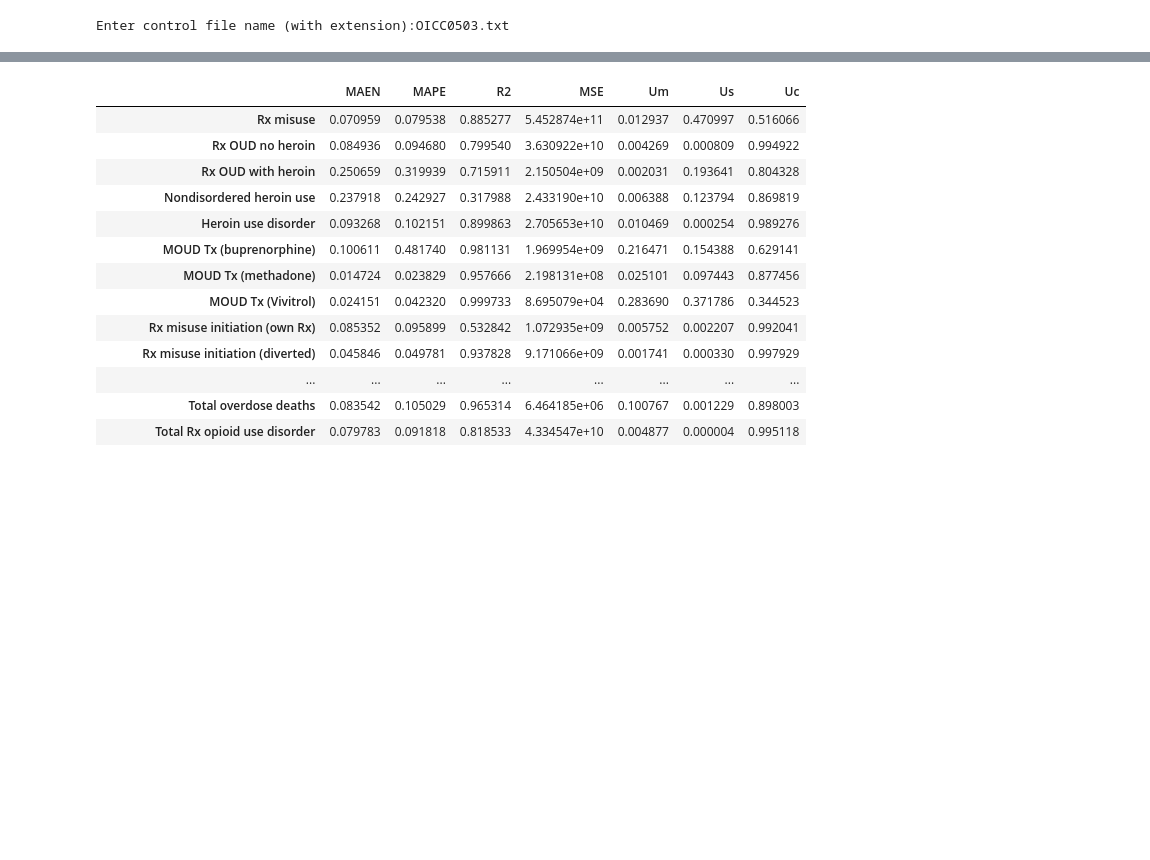
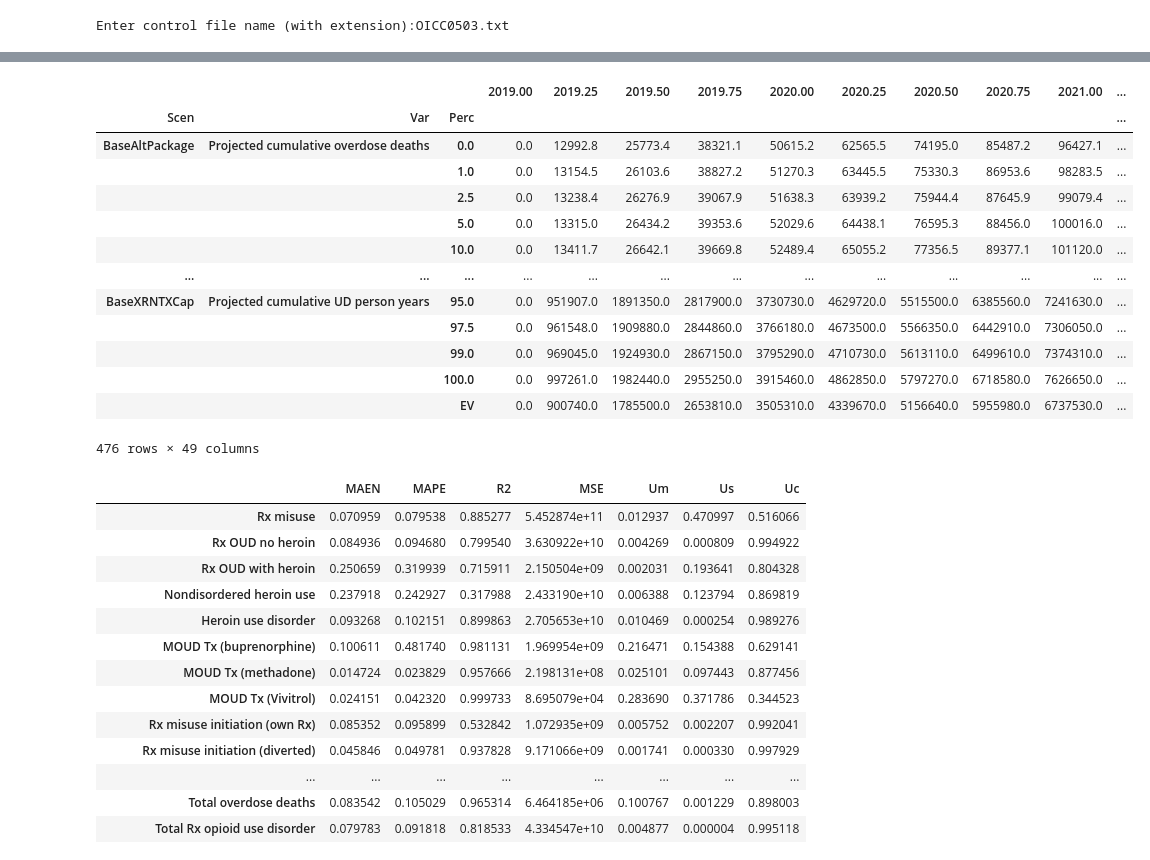
Before and after one commit to tseyanglim/SOURCE, a Jupyter notebook: OSM Graphing.ipynb, the cells around one changed output, grey strips where cells are left out. Cells and saved outputs as stored; diff of their text form; code cells hidden in the pictures; blank space fills up the shorter version.

```diff
--- a/OSM Graphing.ipynb
+++ b/OSM Graphing.ipynb
@@ -465,3 +468,78 @@ Enter control file name (with extension):OICC0503.txt
+# %%
+
+base = 'Base' # Set baseline scenario preference
+pollist = [f'{base}{cin[:-4]}' for cin in policylist] # Compile list of scenarios to plot
+
+poldict = {} # Initialise container for relevant results
+# Add main and sens results for each scenario to container
+for scen in pollist:
+    t = pd.read_csv(f'{baserunname}_final_{scen}_vars.tab', sep='\t', index_col=0)
+    s = pd.read_csv(f'{baserunname}_sens_{scen}_clean.tab', sep='\t', index_col=[0,1])
+    t.columns = t.columns.astype(float)
+    s.columns = s.columns.astype(float)
+    for var in projvars: # Add expected values from baserun to sensitivity dataframe
+        s.loc[(var, 'EV'), :] = t.loc[var]
+    poldict[scen] = pd.concat([s.loc[var] for var in projvars],
+                              keys=projvars, names=['Var', 'Perc'])
+    del s, t
+
+# Compile new dataframe for scenario results
+projtable = pd.concat(poldict, names=['Scen', 'Var', 'Perc'])
+projtable.to_csv(f'{baserunname}_polproj.tab', sep='\t')
+
+p = projtable.loc[:, endyear:] # Subset results to just later years
+
+
+
+for ax, scen in zip(axs.flatten(), pollist):
+    s = p.loc[scen]
+
+    for var in projvars:
+        ax.plot(s.loc[var, 'EV'], lw=3, label='Base', color='gray')
+        ax.fill_between(s.columns, s.loc[var, 2.5], s.loc[var, 97.5], alpha=0.2, color='gray')
+
+
+
+# def proj_plot_template():
+#     """Lay out basic two-axes figure for outcome plots"""
+#     fig0, (ax0, ax1) = plt.subplots(1, 2, figsize=[12, 5], constrained_layout=True)
+
+#     for ax in [ax0, ax1]:
+#         loc = mticker.MultipleLocator(base=2)
+#         ax.xaxis.set_major_locator(loc)
+#         ax.tick_params(axis='x', labelrotation=90)
+#         ax.yaxis.set_major_formatter(mticker.ScalarFormatter())
+
+#     return fig0, ax0, ax1
+
+# def fmt_proj_template(fig, ax0, ax1):
+#     """Format two-axes figure for outcome plots"""
+#     ax0.ticklabel_format(axis='y', style='sci', scilimits=(3,3))
+#     ax1.yaxis.tick_right()
+#     ax1.yaxis.set_label_position('right')
+#     ax1.ticklabel_format(axis='y', style='sci', scilimits=(6,6))
+#     ax0.set_ylim(-0.27E05, 5.13E05)
+#     ax1.set_ylim(-0.2E07, 3.8E07)
+#     ax0.set_ylabel('Cumulative overdose deaths (thousands)')
+#     ax1.set_ylabel('Cumulative use disorder person-years (millions)')
+#     ax0.set_title('Projected cumulative overdose deaths', fontsize=14)
+#     ax1.set_title('Projected cumulative use disorder person-years', fontsize=14)
+#     ax0.legend(loc=4)
+# %% [output]
+|  |  |  | 2019.00 | 2019.25 | 2019.50 | 2019.75 | 2020.00 | 2020.25 | 2020.50 | 2020.75 | 2021.00 | ... |
+| Scen | Var | Perc |  |  |  |  |  |  |  |  |  | ... |
+| BaseAltPackage | Projected cumulative overdose deaths | 0.0 | 0.0 | 12992.8 | 25773.4 | 38321.1 | 50615.2 | 62565.5 | 74195.0 | 85487.2 | 96427.1 | ... |
+|  |  | 1.0 | 0.0 | 13154.5 | 26103.6 | 38827.2 | 51270.3 | 63445.5 | 75330.3 | 86953.6 | 98283.5 | ... |
+|  |  | 2.5 | 0.0 | 13238.4 | 26276.9 | 39067.9 | 51638.3 | 63939.2 | 75944.4 | 87645.9 | 99079.4 | ... |
+|  |  | 5.0 | 0.0 | 13315.0 | 26434.2 | 39353.6 | 52029.6 | 64438.1 | 76595.3 | 88456.0 | 100016.0 | ... |
+|  |  | 10.0 | 0.0 | 13411.7 | 26642.1 | 39669.8 | 52489.4 | 65055.2 | 77356.5 | 89377.1 | 101120.0 | ... |
+| ... | ... | ... | ... | ... | ... | ... | ... | ... | ... | ... | ... | ... |
+| BaseXRNTXCap | Projected cumulative UD person years | 95.0 | 0.0 | 951907.0 | 1891350.0 | 2817900.0 | 3730730.0 | 4629720.0 | 5515500.0 | 6385560.0 | 7241630.0 | ... |
+|  |  | 97.5 | 0.0 | 961548.0 | 1909880.0 | 2844860.0 | 3766180.0 | 4673500.0 | 5566350.0 | 6442910.0 | 7306050.0 | ... |
+|  |  | 99.0 | 0.0 | 969045.0 | 1924930.0 | 2867150.0 | 3795290.0 | 4710730.0 | 5613110.0 | 6499610.0 | 7374310.0 | ... |
+|  |  | 100.0 | 0.0 | 997261.0 | 1982440.0 | 2955250.0 | 3915460.0 | 4862850.0 | 5797270.0 | 6718580.0 | 7626650.0 | ... |
+|  |  | EV | 0.0 | 900740.0 | 1785500.0 | 2653810.0 | 3505310.0 | 4339670.0 | 5156640.0 | 5955980.0 | 6737530.0 | ... |
+476 rows × 49 columns
 # %%
 ##### DATA FILE PREPARATION AND CLEANING #####
 
```
Also changed, not shown: parts of 1 cell of this notebook.
